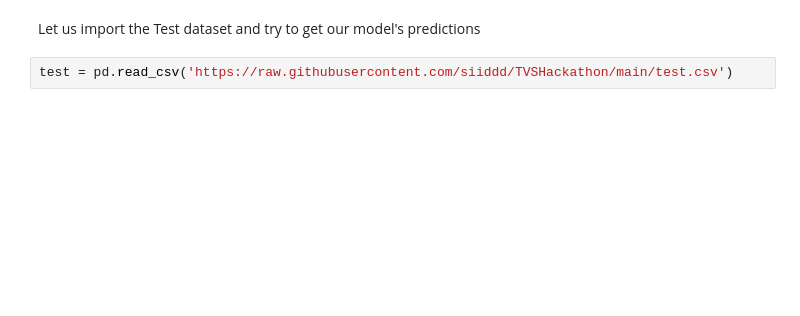
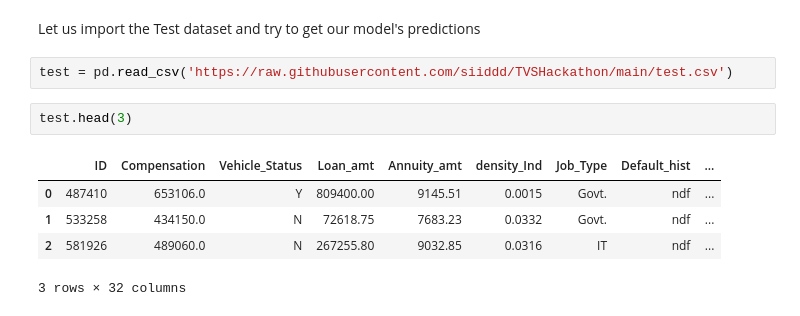
Before and after one commit to siiddd/TVSHackathon, a Jupyter notebook: Siddharth.ipynb, the cells around one changed output. Drawn from its saved outputs; the diff is of its cells as text; blank space fills up the shorter version.

```diff
--- a/Siddharth.ipynb
+++ b/Siddharth.ipynb
@@ -190,3 +183,11 @@ classification_report(y_test, y_pred)
 Let us import the Test dataset and try to get our model's predictions
 # %%
 test = pd.read_csv('https://raw.githubusercontent.com/siiddd/TVSHackathon/main/test.csv')
+# %%
+test.head(3)
+# %% [output]
+|  | ID | Compensation | Vehicle_Status | Loan_amt | Annuity_amt | density_Ind | Job_Type | Default_hist | ... |
+| 0 | 487410 | 653106.0 | Y | 809400.00 | 9145.51 | 0.0015 | Govt. | ndf | ... |
+| 1 | 533258 | 434150.0 | N | 72618.75 | 7683.23 | 0.0332 | Govt. | ndf | ... |
+| 2 | 581926 | 489060.0 | N | 267255.80 | 9032.85 | 0.0316 | IT | ndf | ... |
+3 rows × 32 columns
```
Also changed, not shown: parts of 11 cells of this notebook.
